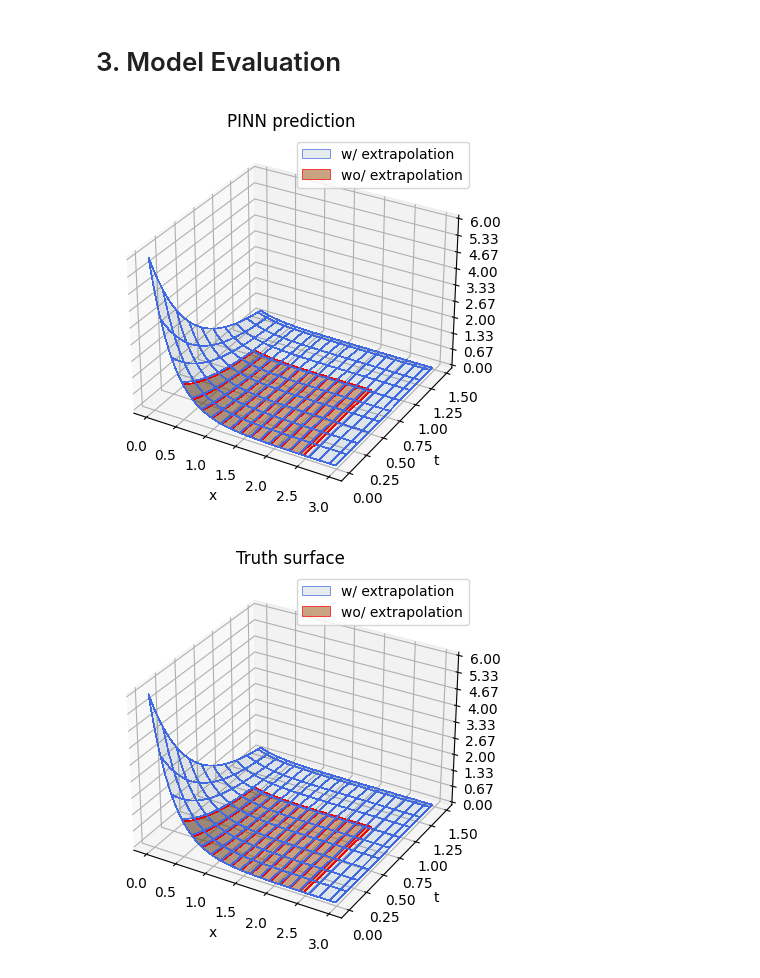
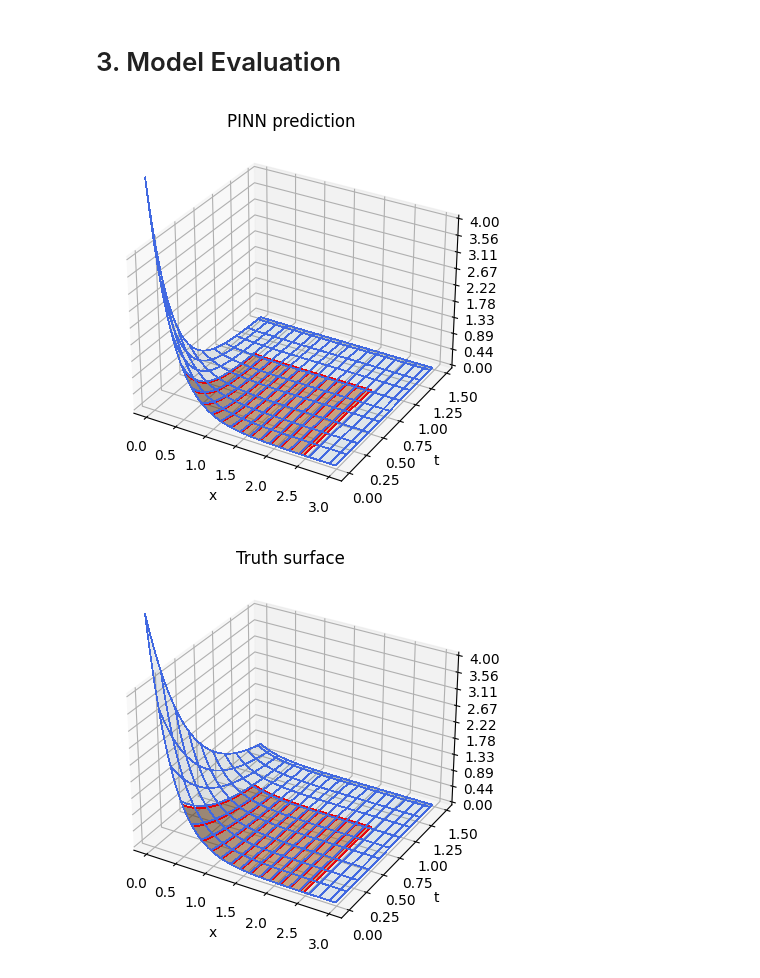
Before and after one commit to aggarwalmani1985/AI-Hybrid-models, a Jupyter notebook: ai-training-hybrid-models.ipynb, the cells around one changed output. Cells and saved outputs as stored; diff of their text form; code cells hidden in the pictures.

```diff
--- a/ai-training-hybrid-models.ipynb
+++ b/ai-training-hybrid-models.ipynb
@@ -67,8 +60,8 @@ class Net(nn.Module):
         inputs = torch.cat([x,t],axis=1) # combined two arrays of 1 columns each to one array of 2 columns
         layer1_out = torch.sigmoid(self.hidden_layer1(inputs))
         layer2_out = torch.sigmoid(self.hidden_layer2(layer1_out))
-        layer3_out = torch.sigmoid(self.hidden_layer2(layer2_out))# EXCR: calculate layer3_out in the way that layer2_out is calculated
-        layer4_out = torch.sigmoid(self.hidden_layer2(layer3_out)) # EXCR: calculate layer4_out in the way that layer2_out is calculated
+        layer3_out = torch.sigmoid(self.hidden_layer3(layer2_out)) # EXCR: calculate layer3_out in the way that layer2_out is calculated
+        layer4_out = torch.sigmoid(self.hidden_layer4(layer3_out)) # EXCR: calculate layer4_out in the way that layer2_out is calculated
         layer5_out = torch.sigmoid(self.hidden_layer5(layer4_out))
         output = self.output_layer(layer5_out) ## For regression, no activation is used in output layer
         return output
@@ -265,10 +224,10 @@ def plot_surface(ms_x, ms_t, ms_u, ms_x_ext, ms_t_ext, ms_u_ext, title):
     )
     ax.zaxis.set_major_locator(LinearLocator(10))
     ax.zaxis.set_major_formatter(FormatStrFormatter('%.02f'))
-    plt.legend()
+    #plt.legend()
     plt.title(title)
     ax.set_xlabel("x"); ax.set_ylabel("t")
-    ax.set_zlim(0.0, 6.0)
+    ax.set_zlim(0.0,4.0)
     plt.show()
 
 # x and t with and without extrapolation
@@ -280,32 +239,32 @@ ms_x_ext, ms_t_ext = np.meshgrid(x_ext, t_ext)
 # PINN prediction. Just because meshgrid is used, we need to do the following adjustment
 x, t = np.ravel(ms_x).reshape(-1,1), np.ravel(ms_t).reshape(-1,1)
 x_ext, t_ext = np.ravel(ms_x_ext).reshape(-1,1), np.ravel(ms_t_ext).reshape(-1,1)
 pt_x = Variable(torch.from_numpy(x).float(), requires_grad=True).to(device)
 pt_t = Variable(torch.from_numpy(t).float(), requires_grad=True).to(device)
 pt_x_ext = Variable(torch.from_numpy(x_ext).float(), requires_grad=True).to(device)
 pt_t_ext = Variable(torch.from_numpy(t_ext).float(), requires_grad=True).to(device)
 
 pt_u = net(pt_x,pt_t)
 u = pt_u.data.cpu().numpy()
 ms_u_pred = u.reshape(ms_x.shape)
 pt_u_ext = net(pt_x_ext, pt_t_ext)
 u_ext = pt_u_ext.data.cpu().numpy()
 ms_u_pred_ext = u_ext.reshape(ms_x_ext.shape)
 plot_surface(ms_x, ms_t, ms_u_pred, ms_x_ext, ms_t_ext, ms_u_pred_ext, title="PINN prediction")
 
 # Plot truth surface
 ms_u_truth = 6*np.exp(-3*ms_x-2*ms_t)
 ms_u_truth_ext = 6*np.exp(-3*ms_x_ext-2*ms_t_ext)
 plot_surface(ms_x, ms_t, ms_u_truth, ms_x_ext, ms_t_ext, ms_u_truth_ext, title="Truth surface")
 
 # Plot surface from a plain neural network
 pt_u_plain = net_plain(pt_x,pt_t)
 u_plain = pt_u_plain.data.cpu().numpy()
 ms_u_plain_pred = u_plain.reshape(ms_x.shape)
 pt_u_plain_ext = net_plain(pt_x_ext, pt_t_ext)
 u_plain_ext = pt_u_plain_ext.data.cpu().numpy()
 ms_u_plain_pred_ext = u_plain_ext.reshape(ms_x_ext.shape)
 plot_surface(ms_x, ms_t, ms_u_plain_pred, ms_x_ext, ms_t_ext, ms_u_plain_pred_ext, title="plain NN prediction")
 # %% [output]
-[figure, old version]
+[figure, new version]
-[figure, old version]
+[figure, new version]
```
Also changed, not shown: parts of 18 cells of this notebook.
